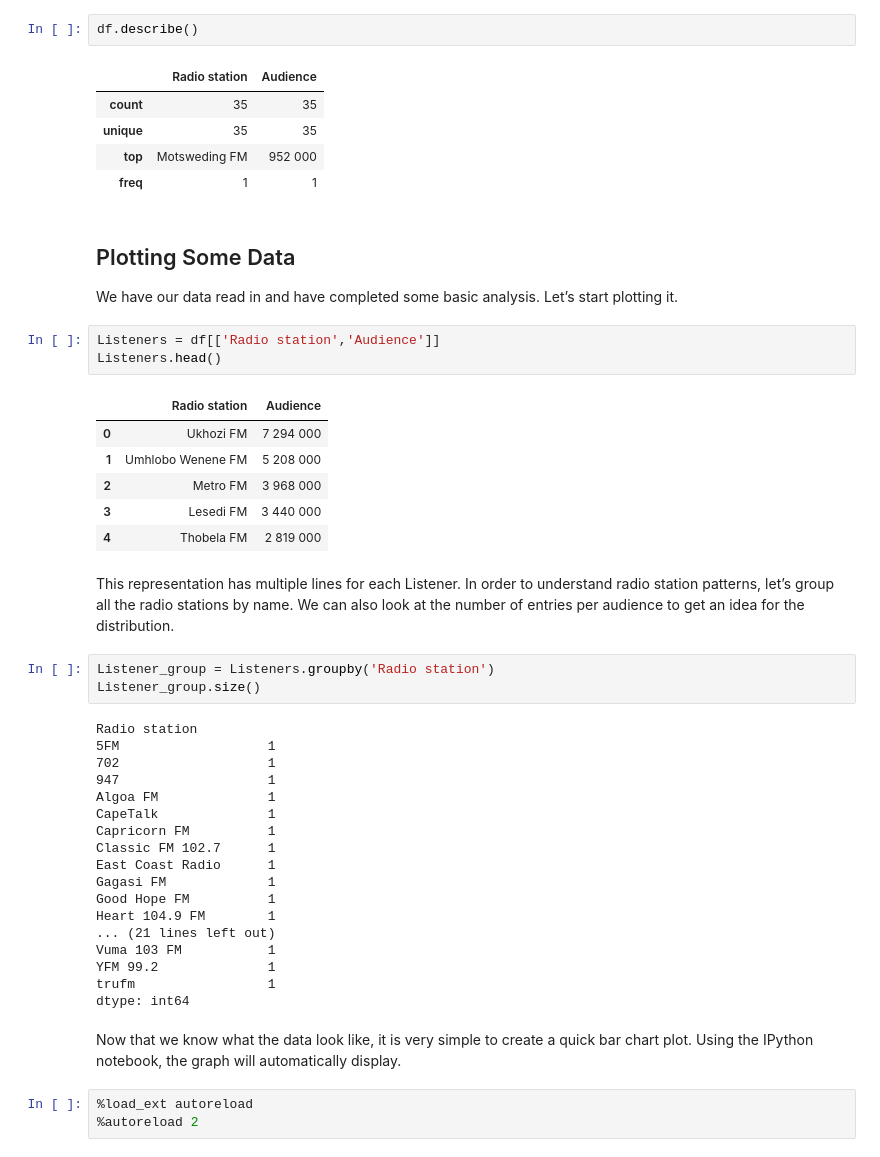
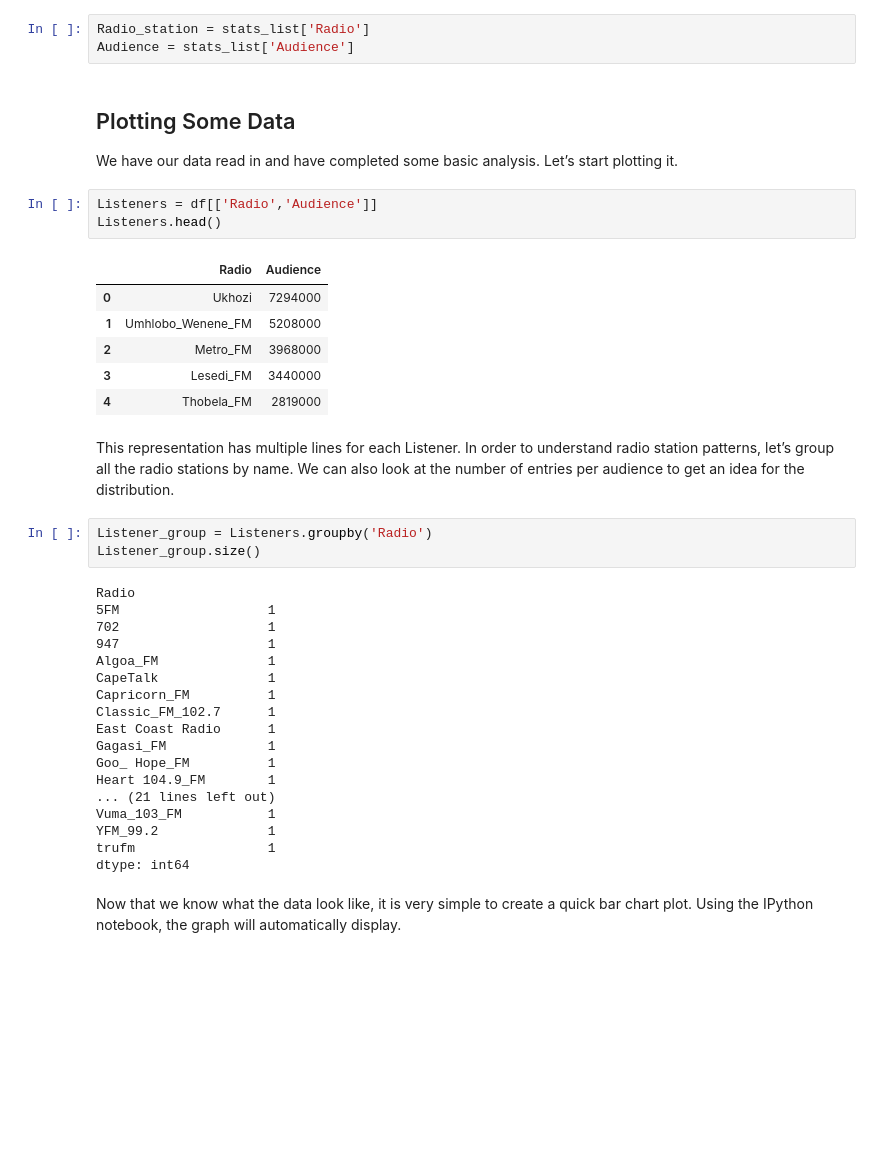
Before and after one commit to boratonAJ/drought_warrior, a Jupyter notebook: src/stats.ipynb, the cells around one changed output. Saved outputs shown, nothing was run; the diff lists cells and outputs as text; blank space fills up the shorter version.

```diff
--- a/src/stats.ipynb
+++ b/src/stats.ipynb
@@ -20,50 +23,42 @@ df.head()
-# %%
-df.describe()
-# %% [output]
-|  | Radio station | Audience |
-| count | 35 | 35 |
-| unique | 35 | 35 |
-| top | Motsweding FM | 952 000 |
-| freq | 1 | 1 |
+# %%
+Radio_station = stats_list['Radio']
+Audience = stats_list['Audience']
 # %% [markdown]
 ## Plotting Some Data
 
 We have our data read in and have completed some basic analysis. Let’s start plotting it.
 # %%
-Listeners = df[['Radio station','Audience']]
+Listeners = df[['Radio','Audience']]
 Listeners.head()
 # %% [output]
-|  | Radio station | Audience |
-| 0 | Ukhozi FM | 7 294 000 |
-| 1 | Umhlobo Wenene FM | 5 208 000 |
-| 2 | Metro FM | 3 968 000 |
-| 3 | Lesedi FM | 3 440 000 |
-| 4 | Thobela FM | 2 819 000 |
+|  | Radio | Audience |
+| 0 | Ukhozi | 7294000 |
+| 1 | Umhlobo_Wenene_FM | 5208000 |
+| 2 | Metro_FM | 3968000 |
+| 3 | Lesedi_FM | 3440000 |
+| 4 | Thobela_FM | 2819000 |
 # %% [markdown]
 This representation has multiple lines for each Listener. In order to understand radio station patterns, let’s group all the radio stations by name. We can also look at the number of entries per audience to get an idea for the distribution.
 # %%
-Listener_group = Listeners.groupby('Radio station')
+Listener_group = Listeners.groupby('Radio')
 Listener_group.size()
 # %% [output]
-Radio station
+Radio
 5FM                   1
 702                   1
 947                   1
-Algoa FM              1
+Algoa_FM              1
 CapeTalk              1
-Capricorn FM          1
-Classic FM 102.7      1
+Capricorn_FM          1
+Classic_FM_102.7      1
 East Coast Radio      1
-Gagasi FM             1
-Good Hope FM          1
-Heart 104.9 FM        1
+Gagasi_FM             1
+Goo_ Hope_FM          1
+Heart 104.9_FM        1
 ... (21 lines left out)
-Vuma 103 FM           1
-YFM 99.2              1
+Vuma_103_FM           1
+YFM_99.2              1
 trufm                 1
 dtype: int64
 # %% [markdown]
 Now that we know what the data look like, it is very simple to create a quick bar chart plot. Using the IPython notebook, the graph will automatically display.
-# %%
-%load_ext autoreload
-%autoreload 2
```
Also changed, not shown: parts of 23 cells of this notebook, 1 other file.
